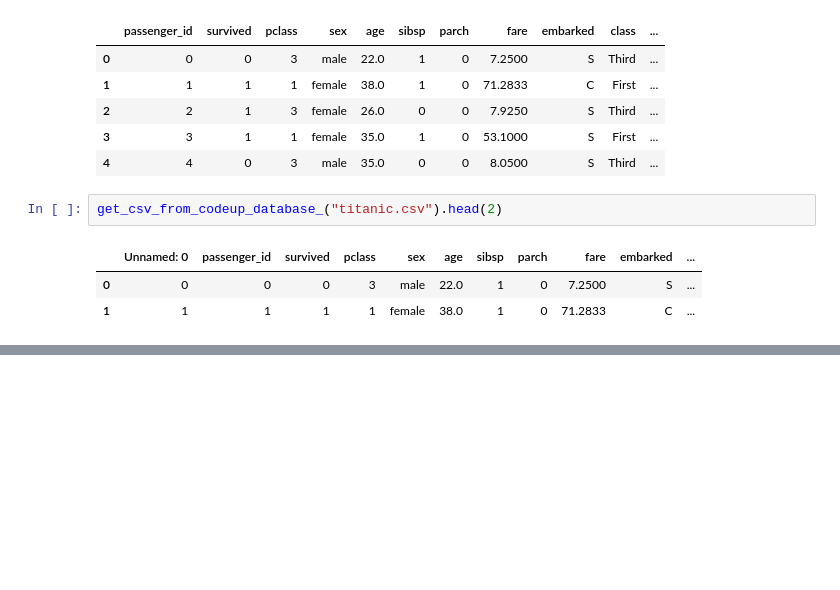
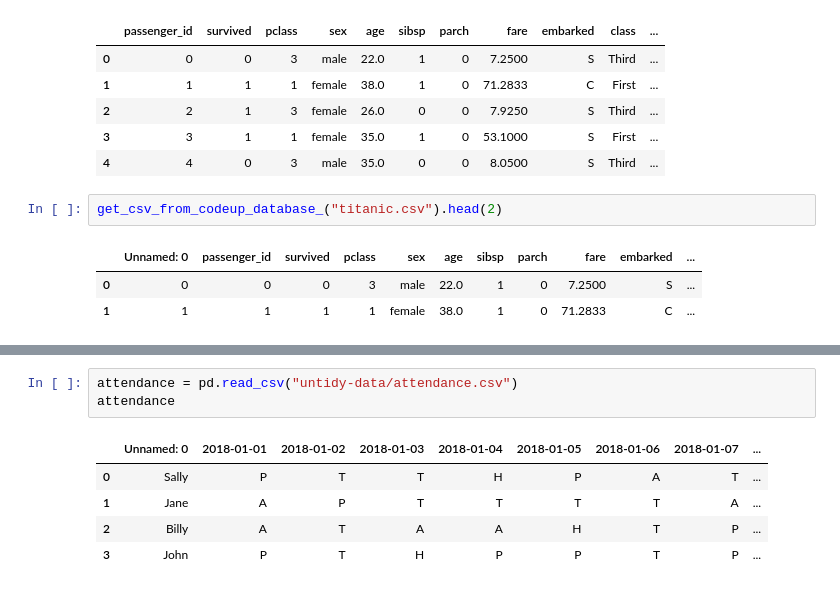
Before and after one commit to MigashaneVictoire/classification-exercises, a Jupyter notebook: classification_exercises.ipynb, the cells around one changed output, grey strips where cells are left out. Saved outputs shown, nothing was run; the diff lists cells and outputs as text; blank space fills up the shorter version.

Commit message:
start tidy data exercises

```diff
--- a/classification_exercises.ipynb
+++ b/classification_exercises.ipynb
@@ -333,0 +342,9 @@ get_csv_from_codeup_database_("titanic.csv").head(2)
+# %%
+attendance = pd.read_csv("untidy-data/attendance.csv")
+attendance
+# %% [output]
+|  | Unnamed: 0 | 2018-01-01 | 2018-01-02 | 2018-01-03 | 2018-01-04 | 2018-01-05 | 2018-01-06 | 2018-01-07 | ... |
+| 0 | Sally | P | T | T | H | P | A | T | ... |
+| 1 | Jane | A | P | T | T | T | T | A | ... |
+| 2 | Billy | A | T | A | A | H | T | P | ... |
+| 3 | John | P | T | H | P | P | T | P | ... |
```
Also changed, not shown: parts of 9 cells of this notebook.
